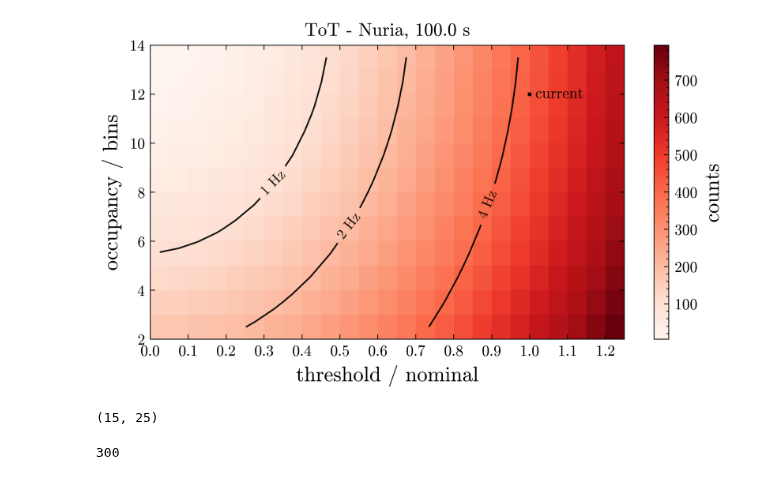
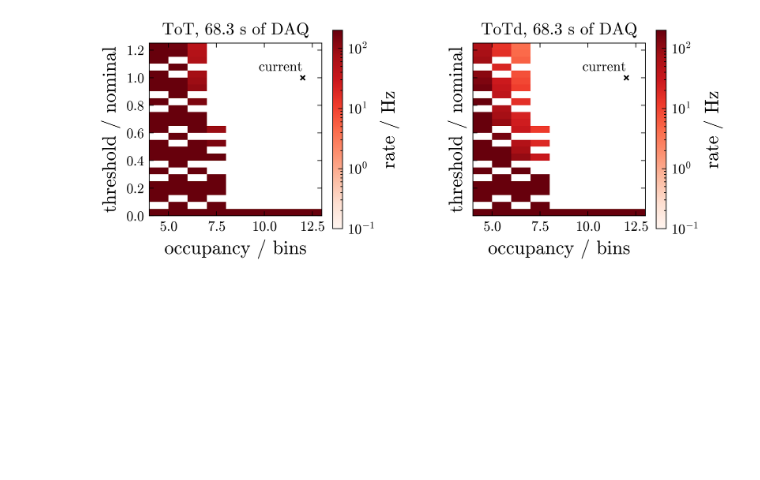
Before and after one commit to Quizznor/phd-thesis, a Jupyter notebook: Projects/totRateMaps/visualize.ipynb, the cells around one changed output. Drawn from its saved outputs; the diff is of its cells as text; code cells hidden in the pictures; blank space fills up the shorter version.

```diff
--- a/Projects/totRateMaps/visualize.ipynb
+++ b/Projects/totRateMaps/visualize.ipynb
@@ -4,10 +4,0 @@ from utils.plotting import *
-# %%
-from itertools import product
-
-multiplicities = range(2, 14)
-threshold = np.linspace(0.01, .25, 25)
-params = list(product(multiplicities, threshold))           # 375 scanning points
-x, y = np.meshgrid(multiplicities, threshold)
-
-tot = np.random.normal(size=len(params))
-totd = np.random.normal(size=len(params))
@@ -17,32 +4,0 @@ def gradient(x, y):
-# %%
-time = 100
-t = np.reshape(gradient(x, y), (len(threshold), len(multiplicities))).T
-image = plt.imshow(t, extent=(0, 0.25, 2, 14), aspect='auto', cmap='Reds')
-levels = plt.contour(t/time, levels=[1, 2, 4, 8, 16], extent=(0, 0.25, 2, 14), origin='image', alpha=0.9, colors='k')
-plt.clabel(levels, colors='k', fontsize=9, inline=True, inline_spacing=40, fmt='%i Hz')
-
-xticks = np.arange(0, 0.241, 0.02)
-plt.xticks(xticks, [f"{x/0.2:.1f}" for x in xticks])
-plt.xlabel('threshold / nominal')
-plt.ylabel('occupancy / bins')
-
-plt.annotate('current', (0.2, 12), (0.203, 12), verticalalignment='center')
-plt.scatter(0.2, 12, marker='x')
-
-plt.title(f'ToT - Nuria, {time:.1f} s')
-plt.colorbar(image, label='counts')
-plt.minorticks_off()
-# %% [output]
-[figure, removed]
-# %%
-print(data.shape)
-# %% [output]
-(15, 25)
-# %%
-multiplicities = range(2, 14)
-threshold = np.linspace(0.01, .25, 25)
-params = list(product(multiplicities, threshold))           # 375 scanning points
-
-print(len(params))
-# %% [output]
-300
@@ -48,0 +80,11 @@ print(len(params))
+# %%
+data_nadia = read('Constanza')
+visualize(data_nadia)
+plt.subplots_adjust(wspace=0.5)
+
+plt.savefig('/cr/users/filip/plots/UubRandoms/tot_rate_maps/Constanza_FDS.png')
+
+# bins, threshold, ntot, ntotd, time = np.loadtxt('/cr/users/filip/Data/totRateMap/Nadia.txt', unpack=True)
+# plt.gca().scatter(bins, threshold, c=np.log(ntotd), cmap='Reds', s=120, alpha=1, marker='s')
+# %% [output]
+[figure, added]
```
Also changed, not shown: parts of 3 cells of this notebook, 9 other files.
